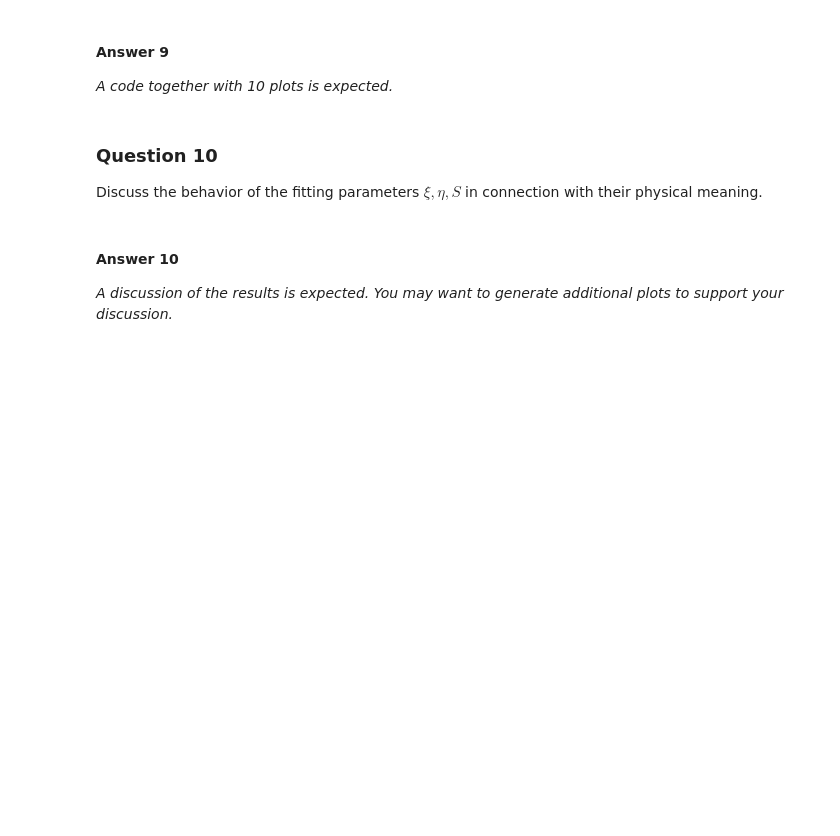
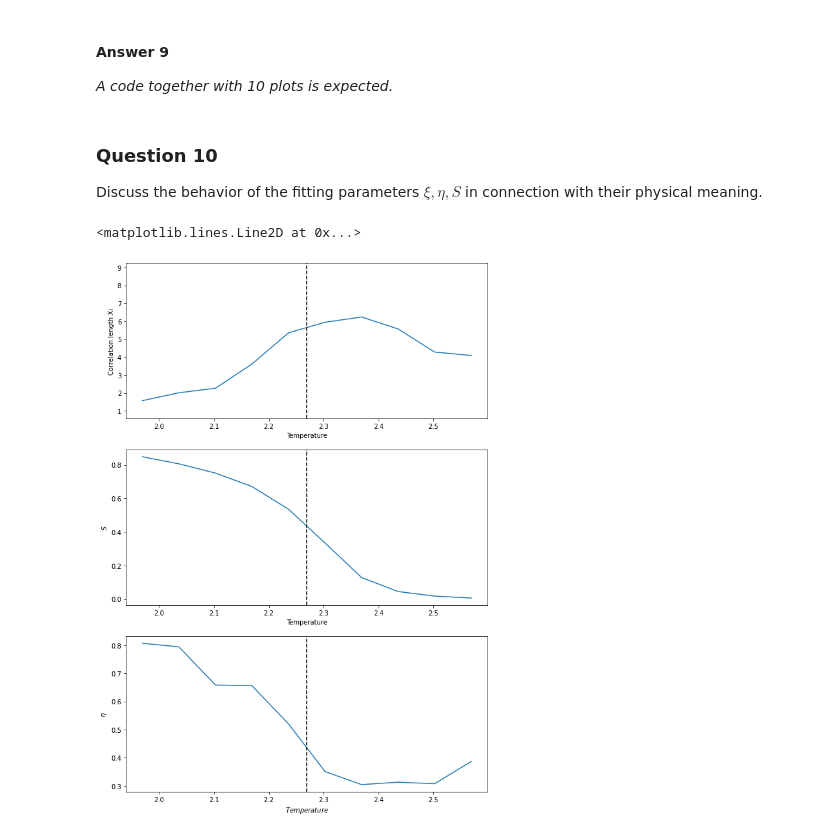
Before and after one commit to LudovicBrvdy/CoDaDri, a Jupyter notebook: HW2/HW2.ipynb, the cells around one changed output. Cells and saved outputs as stored; diff of their text form; code cells hidden in the pictures; blank space fills up the shorter version.

```diff
--- a/HW2/HW2.ipynb
+++ b/HW2/HW2.ipynb
@@ -789,7 +769,23 @@ _A code together with 10 plots is expected._
  ### Question 10
 
 Discuss the behavior of the fitting parameters $\xi, \eta, S$ in connection with their physical meaning.
-# %% [markdown]
-#### Answer 10
-
-_A discussion of the results is expected. You may want to generate additional plots to support your discussion._
+# %%
+fig, axs  = plt.subplots(3, 1, figsize=(10, 15))
+axs[0].plot(T, b)
+axs[0].set_xlabel("Temperature")
+axs[0].set_ylabel("Correlation length Xi")
+axs[0].axvline(T_c, color='black', ls='--')
+axs[0].set_ylim(np.min(b) - 1, np.max(b) + 3)
+
+axs[1].plot(T, s)
+axs[1].set_xlabel('Temperature')
+axs[1].set_ylabel('$S$')
+axs[1].axvline(T_c, color='black', ls='--')
+
+axs[2].plot(T, c)
+axs[2].set_xlabel('$Temperature$')
+axs[2].set_ylabel('$\eta$')
+axs[2].axvline(T_c, color='black', ls='--')
+# %% [output]
+<matplotlib.lines.Line2D at 0x...>
+[figure, added]
```
Also changed, not shown: parts of 19 cells of this notebook.
